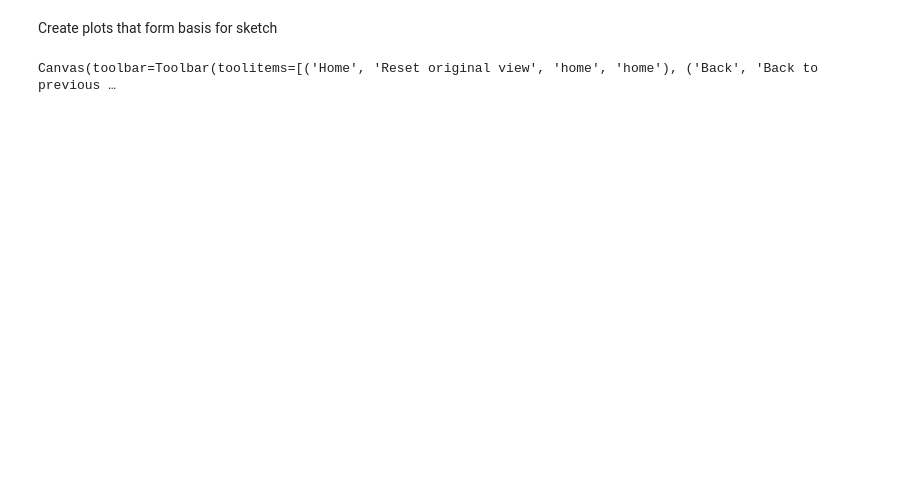
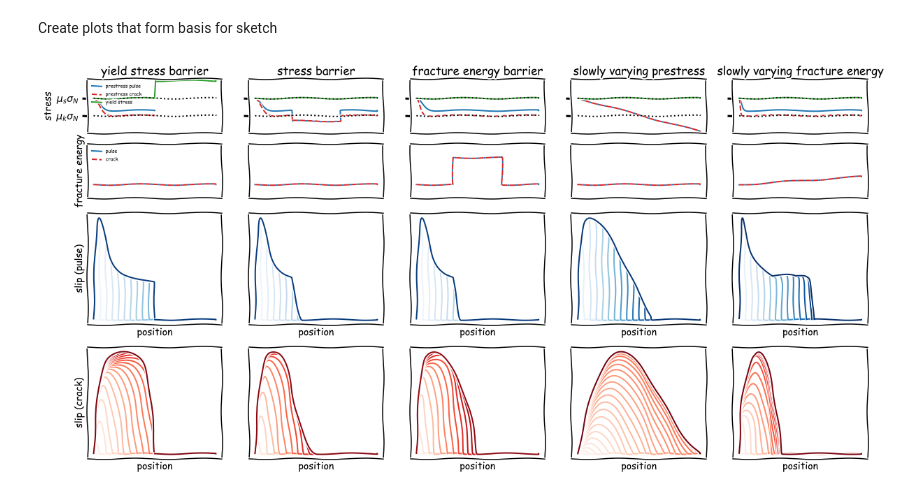
Before and after one commit to kjetilthogersen/1D-rupture, a Jupyter notebook: figure_sketch.ipynb, the cells around one changed output. Saved outputs shown, nothing was run; the diff lists cells and outputs as text; code cells hidden in the pictures; blank space fills up the shorter version.

```diff
--- a/figure_sketch.ipynb
+++ b/figure_sketch.ipynb
@@ -108,20 +111,23 @@ else:
 import numpy as np
 import matplotlib.pyplot as plt
 
-%matplotlib widget
+%matplotlib inline
 with plt.xkcd():
     plt.figure(figsize=(20,10))
     plotind = 0
     for simulation in ['yield stress barrier','stress barrier','fracture energy barrier', 'slowly varying prestress', 'slowly varying fracture energy']:
         ax = plt.subplot(6,5,plotind+1)
-        ax.plot(data[plotind]['x'],data[plotind]['tau'],label='prestress')
+        ax.plot(data[plotind]['x'],data[plotind]['tau'],'tab:blue',label='prestress pulse')
+        ax.plot(dataCrack[plotind]['x'],dataCrack[plotind]['tau'],'tab:red',linestyle='--', label = 'prestress crack')
         if simulation == 'yield stress barrier':
             x = np.linspace(0,100,10000)
-            ax.plot(x,(x>50) + 1,label='yield stress')
-            ax.plot(x,x*0,'--k')
+            ax.plot(x,(x>50) + 1, 'tab:green',label='yield stress')
+            ax.plot(x,x*0, 'k', linestyle = 'dotted')
+            ax.plot(x,x*0+1, 'k', linestyle = 'dotted')
         else:
-            ax.plot(data[plotind]['x'],np.ones(np.size(data[plotind]['x'])),label='yield stress')
-            ax.plot(data[plotind]['x'],data[plotind]['x']*0,'--k')
+            ax.plot(data[plotind]['x'],np.ones(np.size(data[plotind]['x'])),'tab:green',label='yield stress')
+            ax.plot(data[plotind]['x'],data[plotind]['x']*0, 'k', linestyle = 'dotted')
+            ax.plot(data[plotind]['x'],data[plotind]['x']*0+1, 'k', linestyle = 'dotted')
 
         ax.set_yticks([0,1])
         if plotind==0:
@@ -136,12 +142,14 @@ with plt.xkcd():
         ax.set_title(simulation)
 
         ax = plt.subplot(6,5,plotind+6)
-        ax.plot(data[plotind]['x'],data[plotind]['frictionLaw'].dc,'-g')
+        ax.plot(data[plotind]['x'],data[plotind]['frictionLaw'].dc,'tab:blue', label = 'pulse')
+        ax.plot(dataCrack[plotind]['x'],dataCrack[plotind]['frictionLaw'].dc,'tab:red',linestyle = '--', label = 'crack')
         ax.set_xticks([])
         ax.set_yticks([])
         ax.set_ylim([-.5,1.5])
         if plotind==0:
             ax.set_ylabel('fracture energy')
+            ax.legend(fontsize=7,frameon=False,loc=2)
 
         ax = plt.subplot(3,5,plotind+6)
         maxT = len(data[plotind]['t'])
@@ -150,33 +158,33 @@ with plt.xkcd():
             ax.plot(data[plotind]['x'],data[plotind]['u'][:,i]/np.max(data[plotind]['u']),color=plt.cm.Blues(np.linspace(0,1,maxT))[i])
             if simulation == 'yield stress barrier':
                 ax.plot(data[plotind]['x']+np.max(data[plotind]['x']),data[plotind]['u'][:,i]*0,color=plt.cm.Blues(np.linspace(0,1,maxT))[i])
             ax.set_yticks([])
             ax.set_xticks([])
 
             if plotind==0:
                 ax.set_ylabel('slip (pulse)')
 
             ax.set_xlabel('position')
 
         ax = plt.subplot(3,5,plotind+11)
         maxT = len(dataCrack[plotind]['t'])
         if simulation=='yield stress barrier':
             maxT = round(maxT/2)
         for i in range(0,maxT,round(50)):
-            ax.plot(dataCrack[plotind]['x'],dataCrack[plotind]['u'][:,i]/np.max(dataCrack[plotind]['u']),color=plt.cm.Blues(np.linspace(0,1,maxT))[i])
+            ax.plot(dataCrack[plotind]['x'],dataCrack[plotind]['u'][:,i]/np.max(dataCrack[plotind]['u']),color=plt.cm.Reds(np.linspace(0,1,maxT))[i])
             if simulation == 'yield stress barrier':
-                ax.plot(dataCrack[plotind]['x']+np.max(dataCrack[plotind]['x']),dataCrack[plotind]['u'][:,i]*0,color=plt.cm.Blues(np.linspace(0,1,maxT))[i])
+                ax.plot(dataCrack[plotind]['x']+np.max(dataCrack[plotind]['x']),dataCrack[plotind]['u'][:,i]*0,color=plt.cm.Reds(np.linspace(0,1,maxT))[i])
             ax.set_yticks([])
             ax.set_xticks([])
 
             if plotind==0:
                 ax.set_ylabel('slip (crack)')
 
             ax.set_xlabel('position')
 
         plotind += 1
 
     plt.savefig('figures/sketch.png', format='png', dpi = 300)
     plt.show()
 # %% [output]
-Canvas(toolbar=Toolbar(toolitems=[('Home', 'Reset original view', 'home', 'home'), ('Back', 'Back to previous …
+[figure, added]
```
Also changed, not shown: parts of 1 cell of this notebook.
